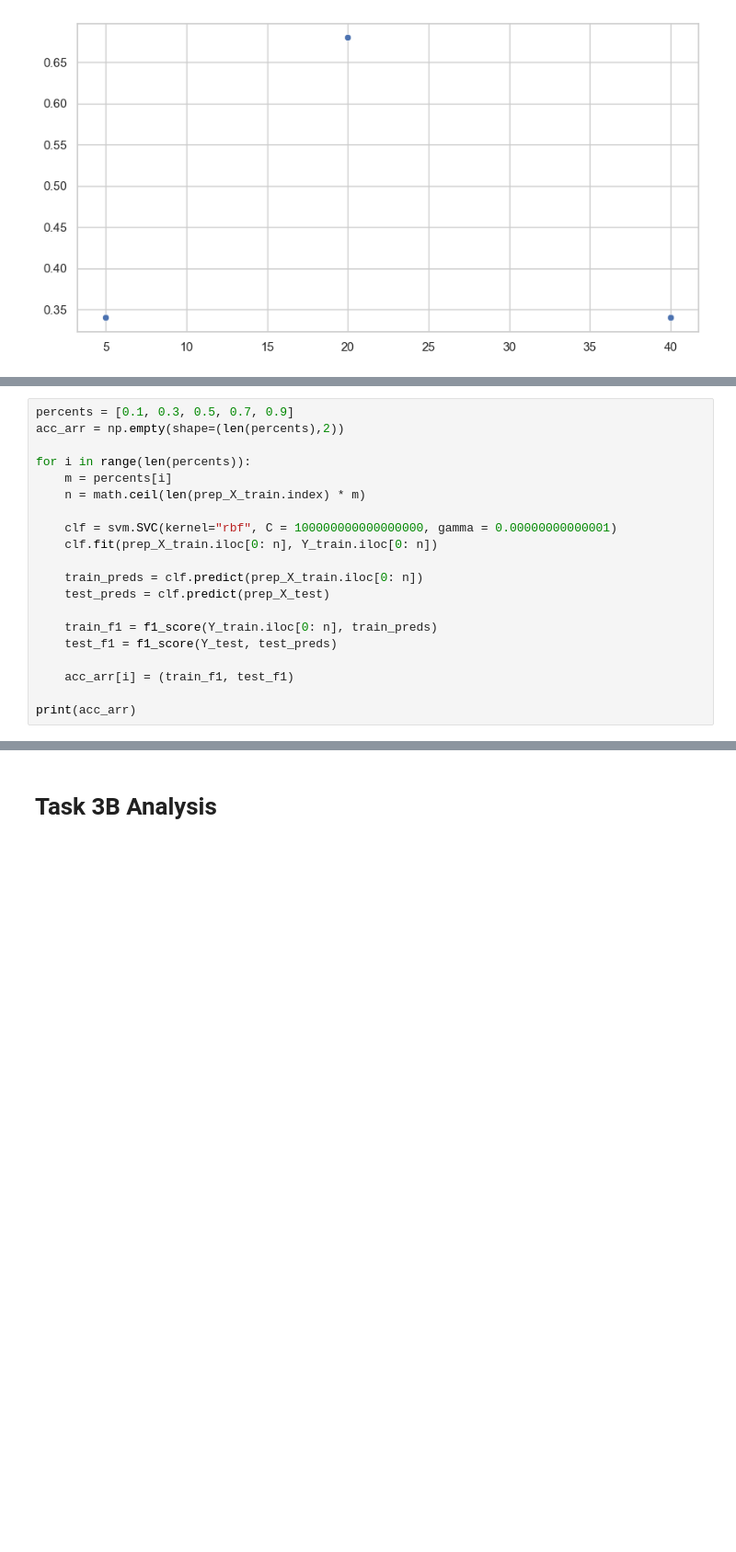
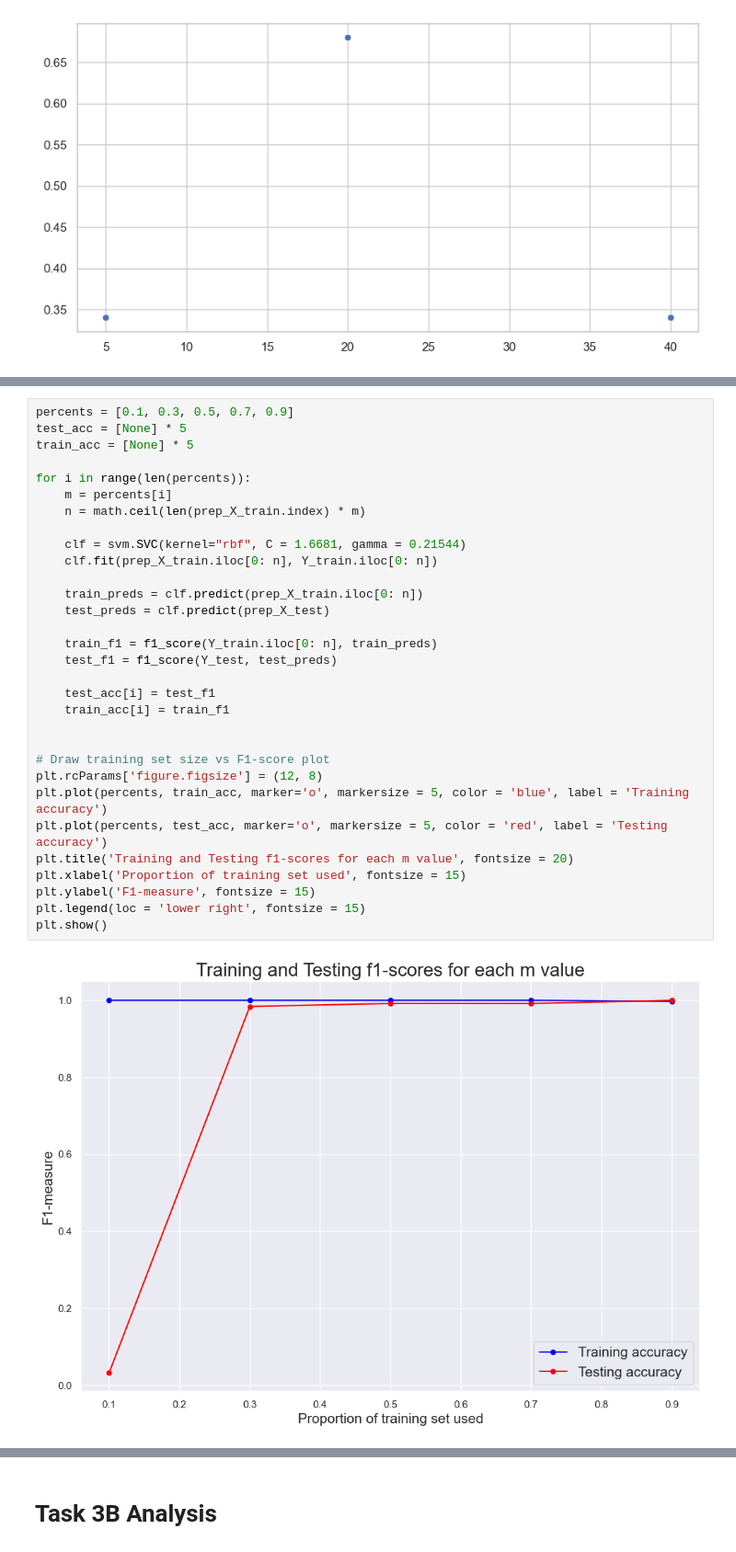
Before and after one commit to mattalajas/Assignment-3-Group-11, a Jupyter notebook: Model_Classification.ipynb, the cells around one changed output, grey strips where cells are left out. Shown at 92% size. Cells and saved outputs as stored; diff of their text form; blank space fills up the shorter version.

```diff
--- a/Model_Classification.ipynb
+++ b/Model_Classification.ipynb
@@ -334,20 +375,33 @@ The hyperparameters are chosen from the preliminary analysis in Task 2C. These v
 # %%
 percents = [0.1, 0.3, 0.5, 0.7, 0.9]
-acc_arr = np.empty(shape=(len(percents),2))
+test_acc = [None] * 5
+train_acc = [None] * 5
 
 for i in range(len(percents)):
     m = percents[i]
     n = math.ceil(len(prep_X_train.index) * m)
 
-    clf = svm.SVC(kernel="rbf", C = 100000000000000000, gamma = 0.00000000000001)
+    clf = svm.SVC(kernel="rbf", C = 1.6681, gamma = 0.21544)
     clf.fit(prep_X_train.iloc[0: n], Y_train.iloc[0: n])
 
     train_preds = clf.predict(prep_X_train.iloc[0: n])
     test_preds = clf.predict(prep_X_test)
 
     train_f1 = f1_score(Y_train.iloc[0: n], train_preds)
     test_f1 = f1_score(Y_test, test_preds)
 
-    acc_arr[i] = (train_f1, test_f1)
+    test_acc[i] = test_f1
+    train_acc[i] = train_f1
 
-print(acc_arr)
+
+# Draw training set size vs F1-score plot
+plt.rcParams['figure.figsize'] = (12, 8)
+plt.plot(percents, train_acc, marker='o', markersize = 5, color = 'blue', label = 'Training accuracy')
+plt.plot(percents, test_acc, marker='o', markersize = 5, color = 'red', label = 'Testing accuracy')
+plt.title('Training and Testing f1-scores for each m value', fontsize = 20)
+plt.xlabel('Proportion of training set used', fontsize = 15)
+plt.ylabel('F1-measure', fontsize = 15)
+plt.legend(loc = 'lower right', fontsize = 15)
+plt.show()
+# %% [output]
+[figure, added]
```
Also changed, not shown: parts of 21 cells of this notebook.
